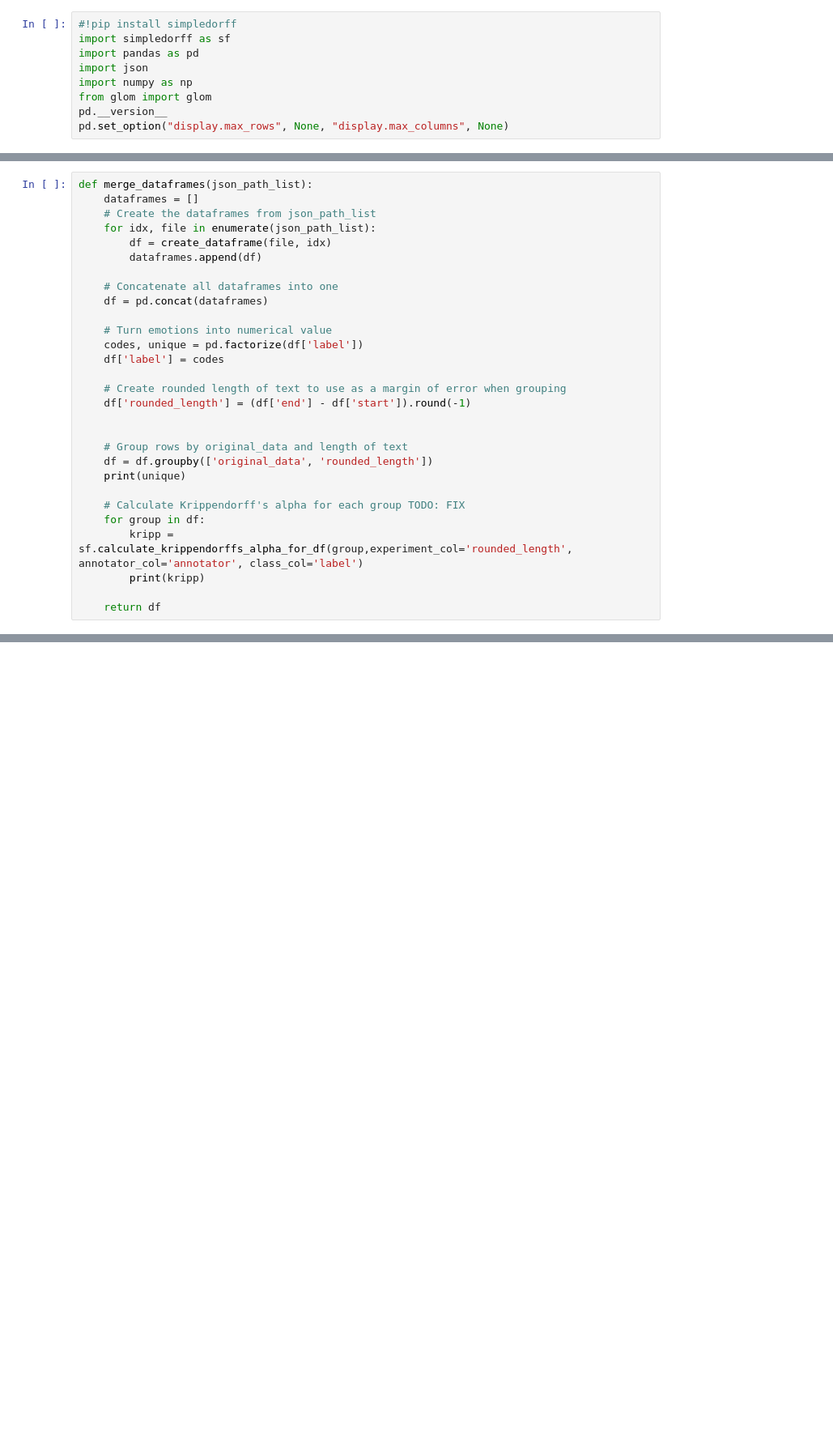
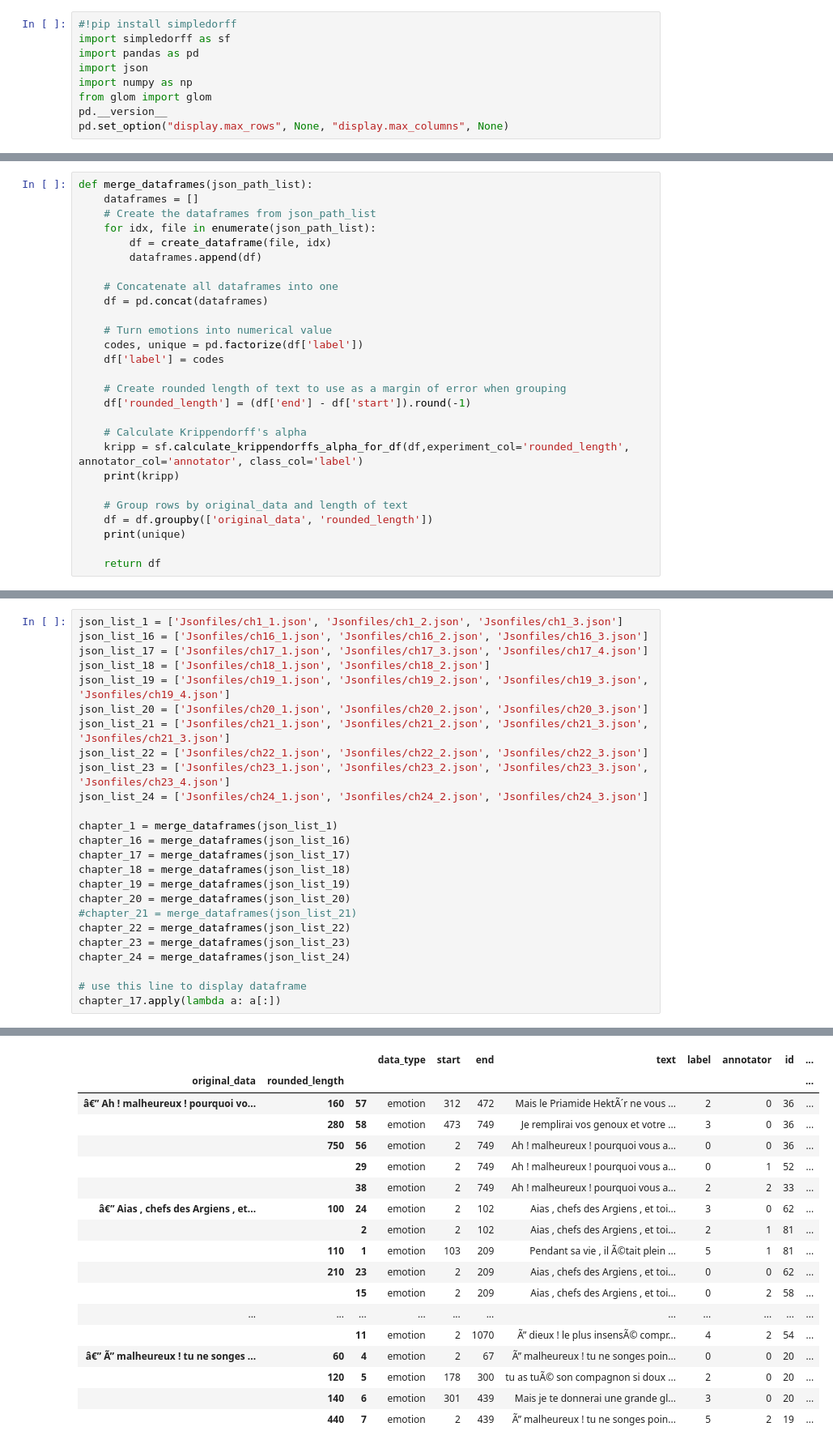
Before and after one commit to dpicca/Homer_Iliad_Dataset, a Jupyter notebook: Dataframes/Data_cleaning.ipynb, the cells around one changed output, grey strips where cells are left out. Shown at 81% size. Saved outputs shown, nothing was run; the diff lists cells and outputs as text; blank space fills up the shorter version.

Commit message:
Added all dataframes
fixed krippendorff's code too

```diff
--- a/Dataframes/Data_cleaning.ipynb
+++ b/Dataframes/Data_cleaning.ipynb
@@ -167,14 +107,12 @@ def merge_dataframes(json_path_list):
     # Create rounded length of text to use as a margin of error when grouping
     df['rounded_length'] = (df['end'] - df['start']).round(-1)
 
+    # Calculate Krippendorff's alpha
+    kripp = sf.calculate_krippendorffs_alpha_for_df(df,experiment_col='rounded_length', annotator_col='annotator', class_col='label')
+    print(kripp)
 
     # Group rows by original_data and length of text
     df = df.groupby(['original_data', 'rounded_length'])
     print(unique)
 
-    # Calculate Krippendorff's alpha for each group TODO: FIX
-    for group in df:
-        kripp = sf.calculate_krippendorffs_alpha_for_df(group,experiment_col='rounded_length', annotator_col='annotator', class_col='label')
-        print(kripp)
-
     return df
@@ -237,0 +119,26 @@ df.apply(lambda a: a[:])
+# %%
+json_list_1 = ['Jsonfiles/ch1_1.json', 'Jsonfiles/ch1_2.json', 'Jsonfiles/ch1_3.json']
+json_list_16 = ['Jsonfiles/ch16_1.json', 'Jsonfiles/ch16_2.json', 'Jsonfiles/ch16_3.json']
+json_list_17 = ['Jsonfiles/ch17_1.json', 'Jsonfiles/ch17_3.json', 'Jsonfiles/ch17_4.json']
+json_list_18 = ['Jsonfiles/ch18_1.json', 'Jsonfiles/ch18_2.json']
+json_list_19 = ['Jsonfiles/ch19_1.json', 'Jsonfiles/ch19_2.json', 'Jsonfiles/ch19_3.json', 'Jsonfiles/ch19_4.json']
+json_list_20 = ['Jsonfiles/ch20_1.json', 'Jsonfiles/ch20_2.json', 'Jsonfiles/ch20_3.json']
+json_list_21 = ['Jsonfiles/ch21_1.json', 'Jsonfiles/ch21_2.json', 'Jsonfiles/ch21_3.json', 'Jsonfiles/ch21_3.json']
+json_list_22 = ['Jsonfiles/ch22_1.json', 'Jsonfiles/ch22_2.json', 'Jsonfiles/ch22_3.json']
+json_list_23 = ['Jsonfiles/ch23_1.json', 'Jsonfiles/ch23_2.json', 'Jsonfiles/ch23_3.json', 'Jsonfiles/ch23_4.json']
+json_list_24 = ['Jsonfiles/ch24_1.json', 'Jsonfiles/ch24_2.json', 'Jsonfiles/ch24_3.json']
+
+chapter_1 = merge_dataframes(json_list_1)
+chapter_16 = merge_dataframes(json_list_16)
+chapter_17 = merge_dataframes(json_list_17)
+chapter_18 = merge_dataframes(json_list_18)
+chapter_19 = merge_dataframes(json_list_19)
+chapter_20 = merge_dataframes(json_list_20)
+#chapter_21 = merge_dataframes(json_list_21)
+chapter_22 = merge_dataframes(json_list_22)
+chapter_23 = merge_dataframes(json_list_23)
+chapter_24 = merge_dataframes(json_list_24)
+
+# use this line to display dataframe
+chapter_17.apply(lambda a: a[:])
+# %% [output]
@@ -237,0 +170,18 @@ df.apply(lambda a: a[:])
+|  |  |  | data_type | start | end | text | label | annotator | id | ... |
+| original_data | rounded_length |  |  |  |  |  |  |  |  | ... |
+| â€” Ah ! malheureux ! pourquoi vo... | 160 | 57 | emotion | 312 | 472 | Mais le Priamide HektÃ´r ne vous ... | 2 | 0 | 36 | ... |
+|  | 280 | 58 | emotion | 473 | 749 | Je remplirai vos genoux et votre ... | 3 | 0 | 36 | ... |
+|  | 750 | 56 | emotion | 2 | 749 | Ah ! malheureux ! pourquoi vous a... | 0 | 0 | 36 | ... |
+|  |  | 29 | emotion | 2 | 749 | Ah ! malheureux ! pourquoi vous a... | 0 | 1 | 52 | ... |
+|  |  | 38 | emotion | 2 | 749 | Ah ! malheureux ! pourquoi vous a... | 2 | 2 | 33 | ... |
+| â€” Aias , chefs des Argiens , et... | 100 | 24 | emotion | 2 | 102 | Aias , chefs des Argiens , et toi... | 3 | 0 | 62 | ... |
+|  |  | 2 | emotion | 2 | 102 | Aias , chefs des Argiens , et toi... | 2 | 1 | 81 | ... |
+|  | 110 | 1 | emotion | 103 | 209 | Pendant sa vie , il Ã©tait plein ... | 5 | 1 | 81 | ... |
+|  | 210 | 23 | emotion | 2 | 209 | Aias , chefs des Argiens , et toi... | 0 | 0 | 62 | ... |
+|  |  | 15 | emotion | 2 | 209 | Aias , chefs des Argiens , et toi... | 0 | 2 | 58 | ... |
+| ... | ... | ... | ... | ... | ... | ... | ... | ... | ... | ... |
+|  |  | 11 | emotion | 2 | 1070 | Ã” dieux ! le plus insensÃ© compr... | 4 | 2 | 54 | ... |
+| â€” Ã” malheureux ! tu ne songes ... | 60 | 4 | emotion | 2 | 67 | Ã” malheureux ! tu ne songes poin... | 0 | 0 | 20 | ... |
+|  | 120 | 5 | emotion | 178 | 300 | tu as tuÃ© son compagnon si doux ... | 2 | 0 | 20 | ... |
+|  | 140 | 6 | emotion | 301 | 439 | Mais je te donnerai une grande gl... | 3 | 0 | 20 | ... |
+|  | 440 | 7 | emotion | 2 | 439 | Ã” malheureux ! tu ne songes poin... | 5 | 2 | 19 | ... |
```
Also changed, not shown: parts of 5 cells of this notebook, 28 other files.
